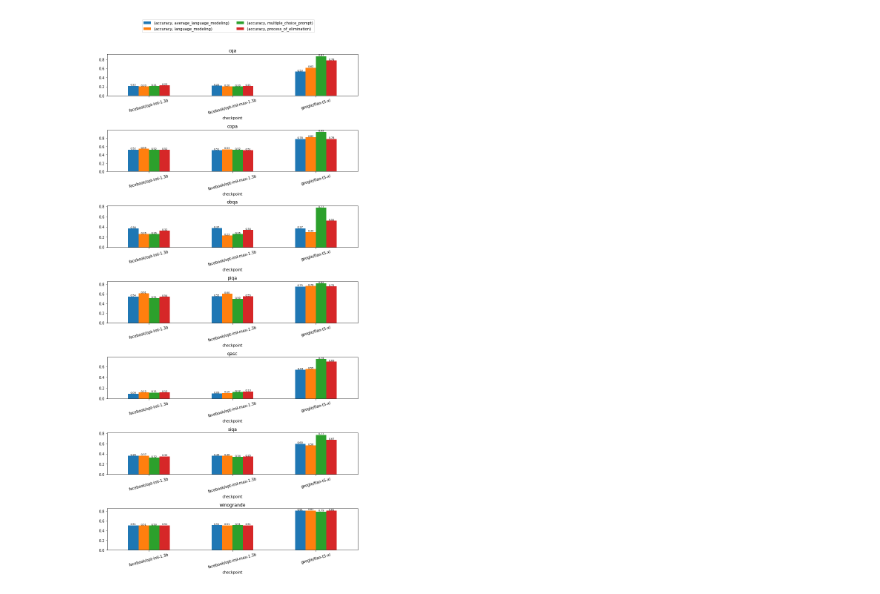
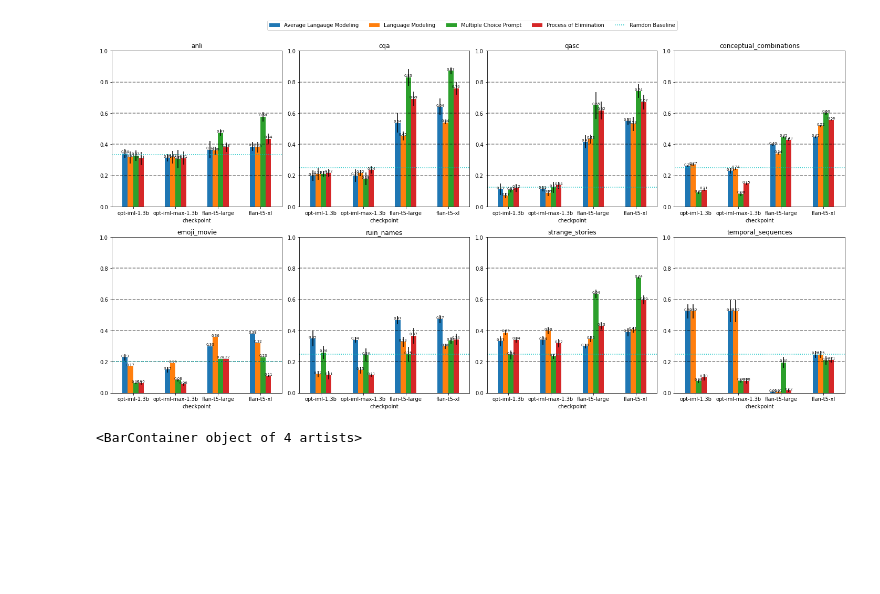
Before and after one commit to KasMasVan/csr_exp_resource_index, a Jupyter notebook: results/process.ipynb, the cells around one changed output. Drawn from its saved outputs; the diff is of its cells as text; code cells hidden in the pictures; blank space fills up the shorter version.

Commit message:
Working on the plot

```diff
--- a/results/process.ipynb
+++ b/results/process.ipynb
@@ -11,10 +13,12 @@ poe_df = pd.read_csv(poe_path)
 # %%
 def process(df):
     # get rid of identical rows
-    df = df.drop_duplicates()
+    df = df.drop_duplicates() # is this really necessary?
     # df = df[df["checkpoint"].str.startswith("google/flan-t5")]
     # remove the seed column and batch_size column
     df = df.drop(columns=["model_family", "seed", "batch_size", "loading_precision", "sample"])
+    # shorten checkpoint names
+    df['checkpoint'] = df["checkpoint"].apply(lambda x: x.split("/")[-1])
     return df
 # %%
 lm_df = process(lm_df)
@@ -45,35 +29,41 @@ anli_means.plot.bar(y="accuracy", yerr=anli_errors, rot=0, title="Accuracy on AN
-# %%
-# to do
-# 2. (optional) plot confidence interval
-# plot the results, grouped by dataset and method, with title and x/y labels
-# df_vis.groupby(["dataset", "method"]).mean().unstack().plot(kind="bar", rot=0, figsize=(10, 5))
-
-# checkpoints = ["EleutherAI/pythia-70m-deduped", "EleutherAI/pythia-160m-deduped", "EleutherAI/pythia-410m-deduped", "EleutherAI/pythia-1b-deduped"]
-# # creating subplots for four models
-# fig, axes = plt.subplots(2, 2, figsize=(10, 10))
-# for i, checkpoint in enumerate(checkpoints):
-#     df_vis = df[df["checkpoint"] == checkpoint]
-#     df_vis.groupby(["dataset", "method"]).mean().unstack().plot(kind="bar", rot=0, ax=axes[i//2][i%2], title=checkpoint)
-#     plt.tight_layout()
-
-datasets = "anli cqa qasc conceptual_combinations emoji_movie ruin_names strange_stories temporal_sequences".split()
-# create subplots for seven datasets
-fig, axes = plt.subplots(7, 1, figsize=(10, 20))
-for i, dataset in enumerate(datasets):
-    df_vis = df[df["dataset"] == dataset]
-    model_order = ["facebook/opt-iml-1.3b", "facebook/opt-iml-max-1.3b", "google/flan-t5-xl"]
-    df_vis = df_vis.groupby(["checkpoint", "method"]).mean().unstack().reindex(model_order)
-    df_vis.plot(kind="bar", rot=15, ax=axes[i], title=dataset, legend=False)
-    # add accuracy score to each bar
-    for p in axes[i].patches:
-        axes[i].text(p.get_x() + p.get_width()/2., p.get_height(), '%.2f' % float(p.get_height()), ha='center', va='bottom', fontsize=7)
-
-handles, labels = axes[0].get_legend_handles_labels()
-# plot legend in two lines
-fig.legend(handles, labels, loc='upper center', ncol=2, bbox_to_anchor=(0.5, 1.05))
-plt.tight_layout()
-
-# save the figure
-# plt.savefig("pythia_flan.png", dpi=300, bbox_inches='tight')
-# %% [output]
-[figure, removed]
+# %%
+datasets = "anli cqa qasc conceptual_combinations emoji_movie ruin_names strange_stories temporal_sequences".split()
+model_index = ["opt-iml-1.3b", "opt-iml-max-1.3b", "flan-t5-large", "flan-t5-xl"]
+method_index = [('accuracy', 'language_modeling'), ('accuracy', 'average_language_modeling'), ('accuracy',    'multiple_choice_prompt'), ('accuracy',    'process_of_elimination')]
+random_baselines = [1/3, 1/4, 1/8, 1/4, 1/5, 1/4, 1/4, 1/4]
+# create subplots for eight datasets
+fig, axes = plt.subplots(2, 4, figsize=(20, 10))
+for i, dataset in enumerate(datasets):
+    ax = axes[i//4][i%4]
+    ax.set_ylim([0.0, 1.0])
+    h_lines = [0.2, 0.4, 0.6, 0.8]
+    data_df = df[(df["dataset"] == dataset) & (df["checkpoint"].isin(model_index))]
+    data_df = data_df.groupby(["checkpoint","method"])
+    data_means = data_df.mean().unstack().reindex(method_index, axis="columns").reindex(model_index, axis="rows")
+    data_errors = data_df.std().unstack().reindex(method_index, axis="columns").reindex(model_index, axis="rows")
+    data_means.plot.bar(yerr=data_errors, rot=0, ax=ax, title=dataset, legend=False)
+
+    # add accuracy scores to each bar
+    for p in ax.patches:
+        ax.text(p.get_x() + p.get_width()/2., p.get_height(), '%.2f' % float(p.get_height()), ha='center', va='bottom', fontsize=7)
+    for y in h_lines:
+        ax.axhline(y, color="black", linestyle="--", alpha=0.5)
+    # plot the random baseline
+    ax.axhline(random_baselines[i], color="c", linestyle=":", alpha=1)
+
+# get legends
+handles, labels = axes[0][0].get_legend_handles_labels()
+labels = ["Average Langauge Modeling", "Language Modeling", "Multiple Choice Prompt", "Process of Elimination"]
+handles += [mlines.Line2D([], [], linestyle=':', color='c', label='Custom Line')]
+labels +=["Ramdon Baseline"]
+fig.legend(handles, labels, loc='upper center', ncol=5, bbox_to_anchor=(0.5, 1.05))
+plt.tight_layout()
+
+# save the figure
+plt.savefig("v1.png", dpi=300, bbox_inches='tight')
+# %% [output]
+[figure, added]
+# %%
+handles[0]
+# %% [output]
+<BarContainer object of 4 artists>
```
Also changed, not shown: parts of 6 cells of this notebook.
